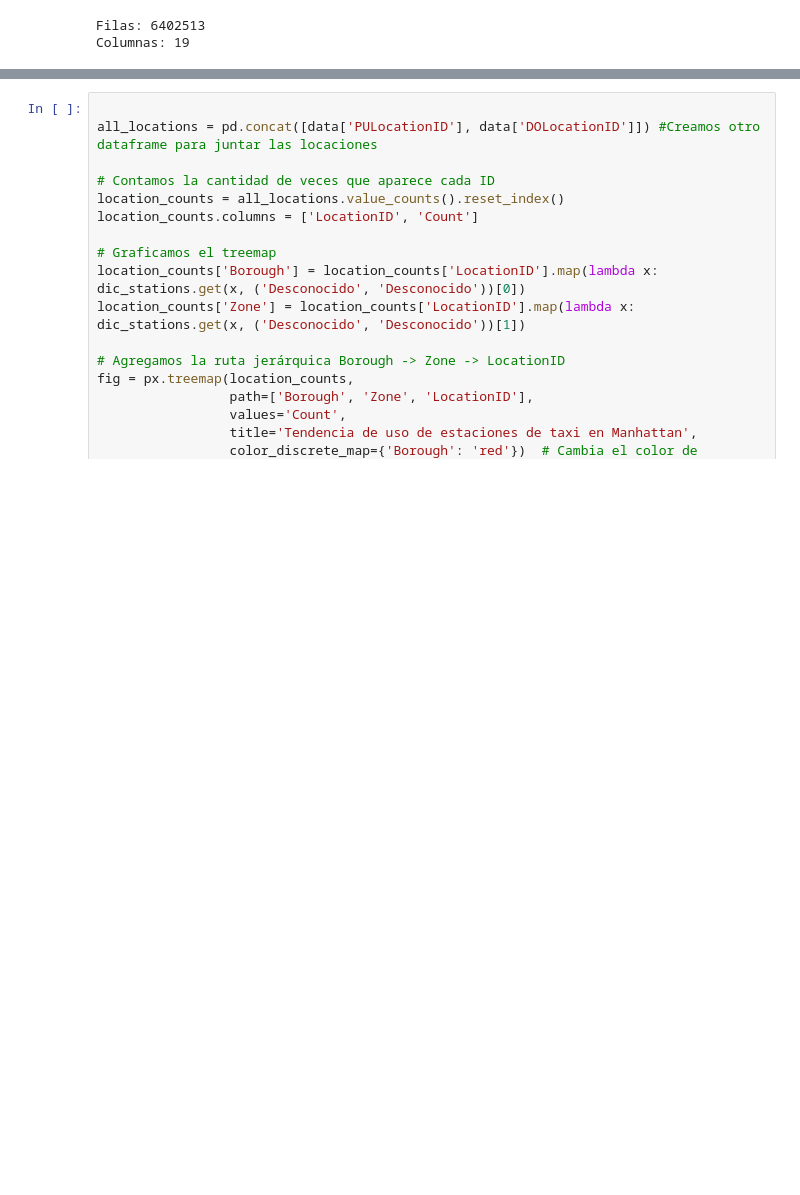
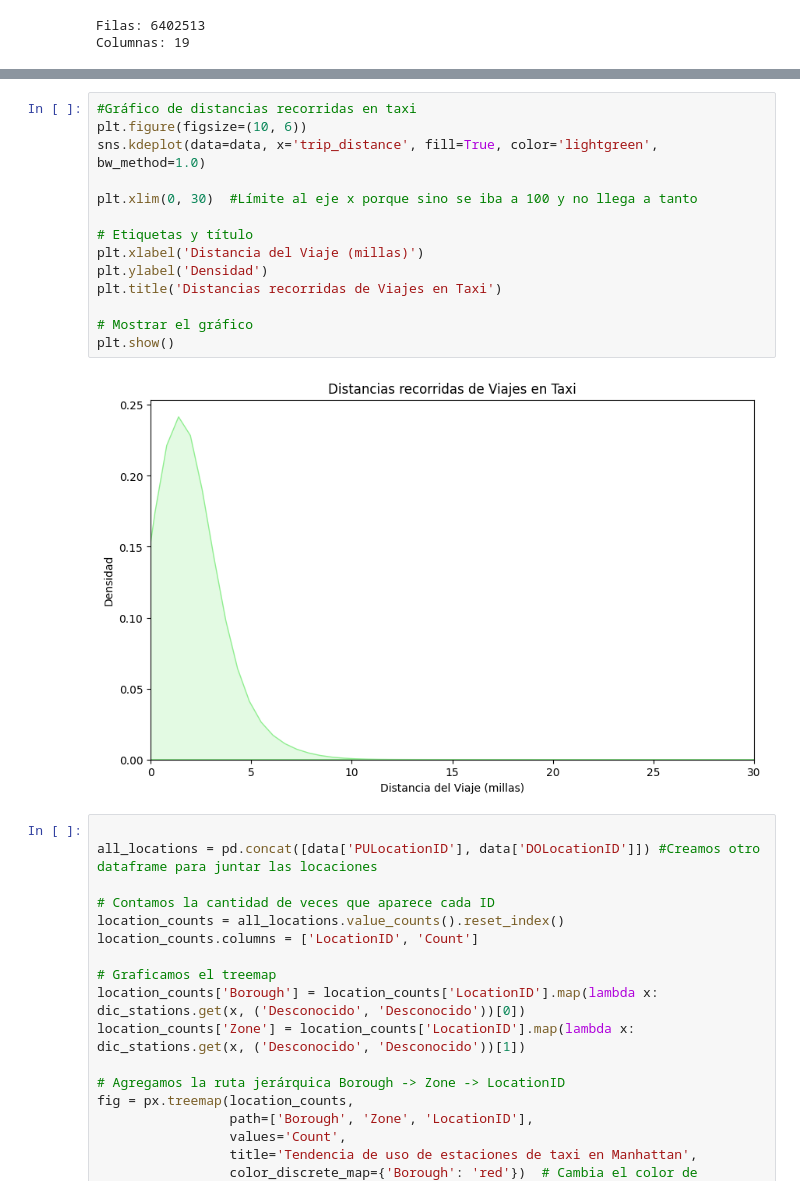
Before and after one commit to CD-GRUPO3/TA047R-1C2025-GRUPO03, a Jupyter notebook: TA047R_TP1_GRUPO03_ENTREGA_EJ1.ipynb, the cells around one changed output, grey strips where cells are left out. Cells and saved outputs as stored; diff of their text form; blank space fills up the shorter version.

Commit message:
Agregados gráficos (distancias de los viajes y relación entre monto total y tipo de pago)

```diff
--- a/TA047R_TP1_GRUPO03_ENTREGA_EJ1.ipynb
+++ b/TA047R_TP1_GRUPO03_ENTREGA_EJ1.ipynb
@@ -388,3 +388,19 @@ plt.show()
+# %%
+#Gráfico de distancias recorridas en taxi
+plt.figure(figsize=(10, 6))
+sns.kdeplot(data=data, x='trip_distance', fill=True, color='lightgreen', bw_method=1.0)
+
+plt.xlim(0, 30)  #Límite al eje x porque sino se iba a 100 y no llega a tanto
+
+# Etiquetas y título
+plt.xlabel('Distancia del Viaje (millas)')
+plt.ylabel('Densidad')
+plt.title('Distancias recorridas de Viajes en Taxi')
+
+# Mostrar el gráfico
+plt.show()
+# %% [output]
+[figure, added]
 # %%
 
 all_locations = pd.concat([data['PULocationID'], data['DOLocationID']]) #Creamos otro dataframe para juntar las locaciones
```
Also changed, not shown: parts of 3 cells of this notebook.
